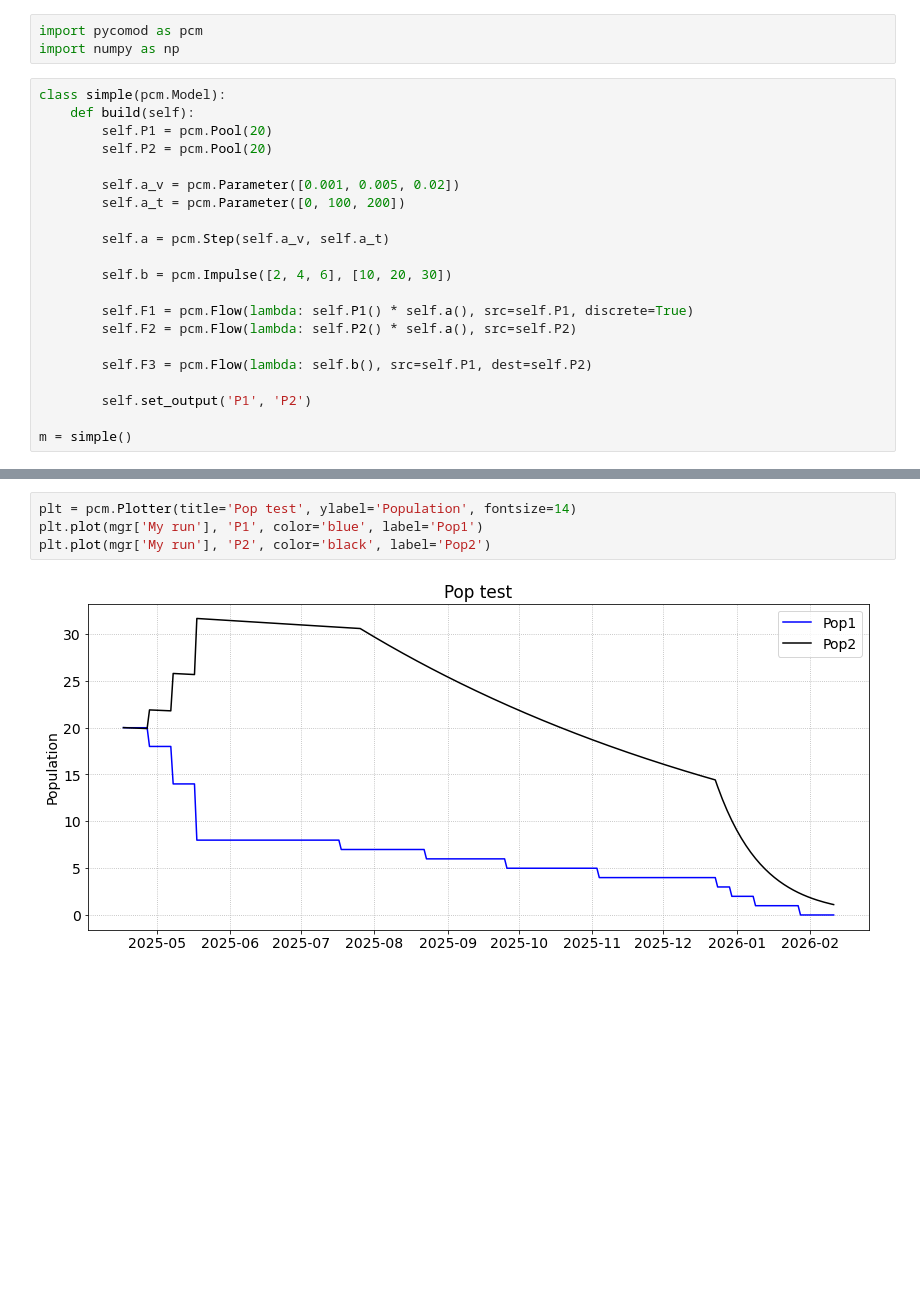
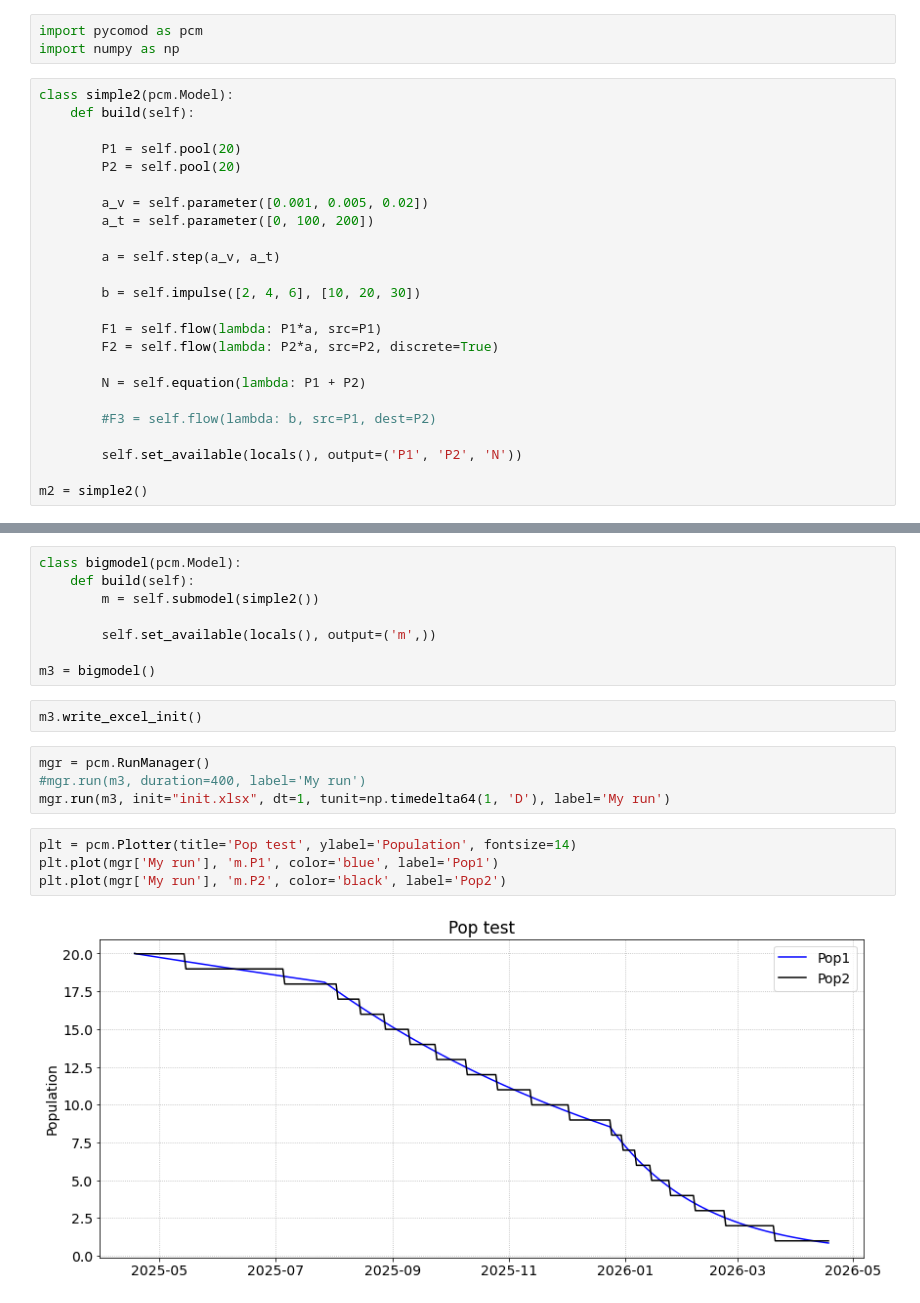
Before and after one commit to DND-DRDC-RDDC/OS_PyCoMod, a Jupyter notebook: test.ipynb, the cells around one changed output, grey strips where cells are left out. Drawn from its saved outputs; the diff is of its cells as text; blank space fills up the shorter version.

Commit message:
Eliminate need for self and () in expressions. Use set_available to allow access to model elements.

```diff
--- a/test.ipynb
+++ b/test.ipynb
@@ -2,24 +2,27 @@
 import pycomod as pcm
 import numpy as np
 # %%
-class simple(pcm.Model):
+class simple2(pcm.Model):
     def build(self):
-        self.P1 = pcm.Pool(20)
-        self.P2 = pcm.Pool(20)
 
-        self.a_v = pcm.Parameter([0.001, 0.005, 0.02])
-        self.a_t = pcm.Parameter([0, 100, 200])
+        P1 = self.pool(20)
+        P2 = self.pool(20)
 
-        self.a = pcm.Step(self.a_v, self.a_t)
+        a_v = self.parameter([0.001, 0.005, 0.02])
+        a_t = self.parameter([0, 100, 200])
 
-        self.b = pcm.Impulse([2, 4, 6], [10, 20, 30])
+        a = self.step(a_v, a_t)
 
-        self.F1 = pcm.Flow(lambda: self.P1() * self.a(), src=self.P1, discrete=True)
-        self.F2 = pcm.Flow(lambda: self.P2() * self.a(), src=self.P2)
+        b = self.impulse([2, 4, 6], [10, 20, 30])
 
-        self.F3 = pcm.Flow(lambda: self.b(), src=self.P1, dest=self.P2)
+        F1 = self.flow(lambda: P1*a, src=P1)
+        F2 = self.flow(lambda: P2*a, src=P2, discrete=True)
 
-        self.set_output('P1', 'P2')
+        N = self.equation(lambda: P1 + P2)
 
-m = simple()
+        #F3 = self.flow(lambda: b, src=P1, dest=P2)
+
+        self.set_available(locals(), output=('P1', 'P2', 'N'))
+
+m2 = simple2()
 # %%
@@ -31,6 +41,20 @@ mgr.run(m, init="init.xlsx", dt=1, tunit=np.timedelta64(1, 'D'), label='My run')
+# %%
+class bigmodel(pcm.Model):
+    def build(self):
+        m = self.submodel(simple2())
+
+        self.set_available(locals(), output=('m',))
+
+m3 = bigmodel()
+# %%
+m3.write_excel_init()
+# %%
+mgr = pcm.RunManager()
+#mgr.run(m3, duration=400, label='My run')
+mgr.run(m3, init="init.xlsx", dt=1, tunit=np.timedelta64(1, 'D'), label='My run')
 # %%
 plt = pcm.Plotter(title='Pop test', ylabel='Population', fontsize=14)
-plt.plot(mgr['My run'], 'P1', color='blue', label='Pop1')
-plt.plot(mgr['My run'], 'P2', color='black', label='Pop2')
+plt.plot(mgr['My run'], 'm.P1', color='blue', label='Pop1')
+plt.plot(mgr['My run'], 'm.P2', color='black', label='Pop2')
 # %% [output]
-[figure, old version]
+[figure, new version]
```
Also changed, not shown: parts of 3 cells of this notebook, 2 other files.
